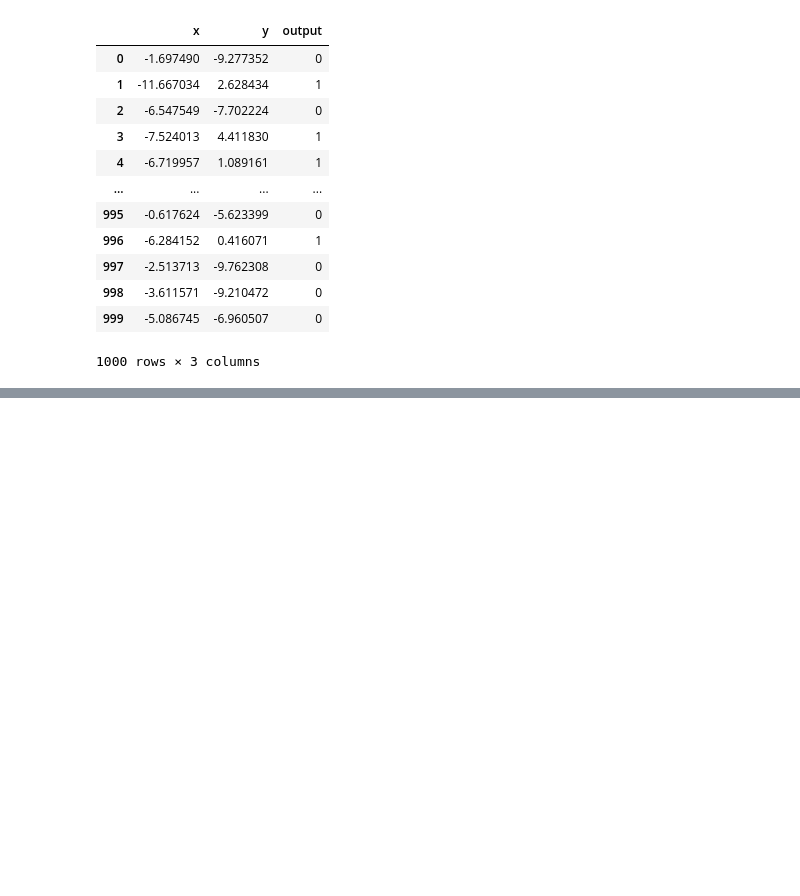
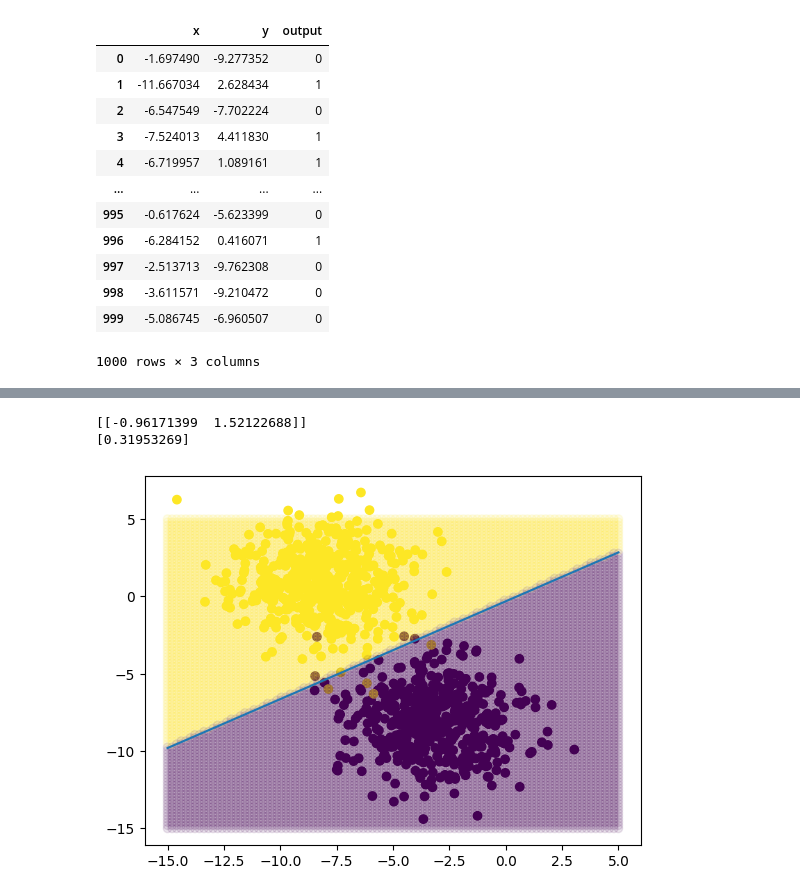
Before and after one commit to eanizainea/mlean2024_proyecto1, a Jupyter notebook: Código/4. Experimentos con modelos de clasificación.ipynb, the cells around one changed output, grey strips where cells are left out. Saved outputs shown, nothing was run; the diff lists cells and outputs as text; code cells hidden in the pictures; blank space fills up the shorter version.

```diff
--- a/Código/4. Experimentos con modelos de clasificación.ipynb
+++ b/Código/4. Experimentos con modelos de clasificación.ipynb
@@ -29,3 +29,13 @@ Dataset
 | 998 | -3.611571 | -9.210472 | 0 |
 | 999 | -5.086745 | -6.960507 | 0 |
 1000 rows × 3 columns
+# %%
+from sklearn.metrics import classification_report
+## Instancio
+logistic_model=LogisticRegression()
+# Ajusto
+logistic_model.fit(Dataset[['x','y']],Dataset['output'])
+# Predecir
+y_pred=logistic_model.predict(Dataset[['x','y']])
+
+print(classification_report(y_true=Dataset['output'],y_pred=y_pred))
@@ -31,0 +51,6 @@ Dataset
+# %%
+print(logistic_model.coef_)
+print(logistic_model.intercept_)
+# %% [output]
+[[-0.96171399  1.52122688]]
+[0.31953269]
@@ -31,0 +59,21 @@ Dataset
+# %%
+import matplotlib.pyplot as plt
+import numpy as np
+
+x=np.linspace(-15,5,1000)
+y=(0.9617/1.52122)*x-0.31953269
+
+todos_lo_puntos=[]
+
+for x_pun in np.linspace(-15,5,100):
+    for y_pun in np.linspace(-15,5,100):
+        todos_lo_puntos.append([x_pun,y_pun])
+todos_lo_puntos=np.array(todos_lo_puntos)
+y_pred_tod= logistic_model.predict(todos_lo_puntos)
+
+plt.scatter(Datos[0][:,0],Datos[0][:,1],c=Datos[1])
+plt.scatter(todos_lo_puntos[:,0],todos_lo_puntos[:,1],c=y_pred_tod,alpha=0.1)
+plt.plot(x,y)
+plt.show()
+# %% [output]
+[figure, added]
```
Also changed, not shown: parts of 4 cells of this notebook.
